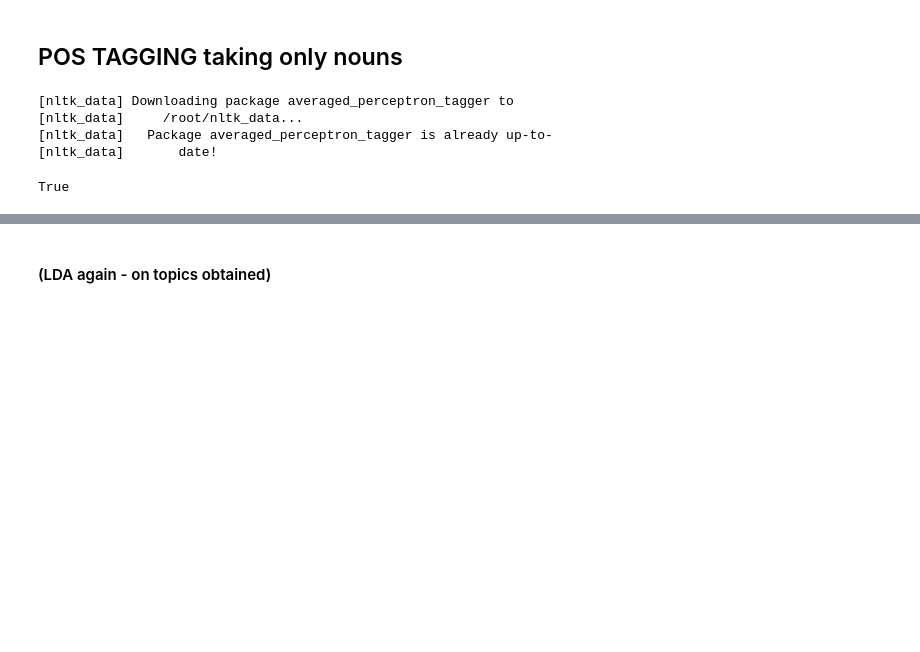
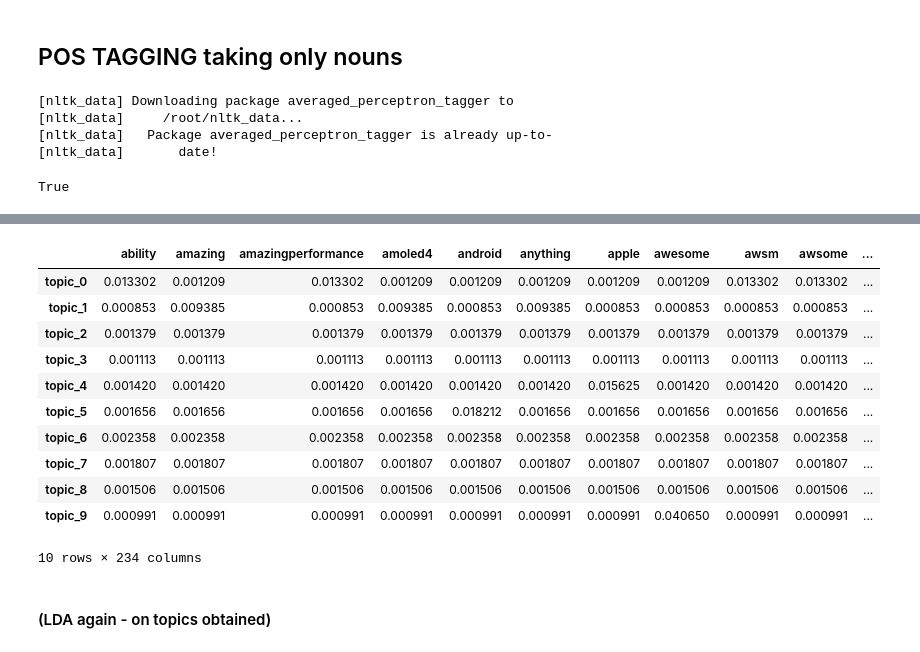
Before and after one commit to harsha-bsm/LDA-on-REDMI-NOTE8-reviews-in-FLIPKART, a Jupyter notebook: Preprocessing_and_Modelling_LDA_SAMSUNGM30.ipynb, the cells around one changed output, grey strips where cells are left out. Cells and saved outputs as stored; diff of their text form; code cells hidden in the pictures; blank space fills up the shorter version.

```diff
--- a/Preprocessing_and_Modelling_LDA_SAMSUNGM30.ipynb
+++ b/Preprocessing_and_Modelling_LDA_SAMSUNGM30.ipynb
@@ -329,3 +443,19 @@ print_top_words(lda,bow.get_feature_names(),4)
+# %%
+modelcomponents=lda.components_/(np.sum(lda.components_,axis=1)).reshape(-1,1)
+pd.DataFrame(modelcomponents,index=topic,columns=bow.get_feature_names())
+# %% [output]
+|  | ability | amazing | amazingperformance | amoled4 | android | anything | apple | awesome | awsm | awsome | ... |
+| topic_0 | 0.013302 | 0.001209 | 0.013302 | 0.001209 | 0.001209 | 0.001209 | 0.001209 | 0.001209 | 0.013302 | 0.013302 | ... |
+| topic_1 | 0.000853 | 0.009385 | 0.000853 | 0.009385 | 0.000853 | 0.009385 | 0.000853 | 0.000853 | 0.000853 | 0.000853 | ... |
+| topic_2 | 0.001379 | 0.001379 | 0.001379 | 0.001379 | 0.001379 | 0.001379 | 0.001379 | 0.001379 | 0.001379 | 0.001379 | ... |
+| topic_3 | 0.001113 | 0.001113 | 0.001113 | 0.001113 | 0.001113 | 0.001113 | 0.001113 | 0.001113 | 0.001113 | 0.001113 | ... |
+| topic_4 | 0.001420 | 0.001420 | 0.001420 | 0.001420 | 0.001420 | 0.001420 | 0.015625 | 0.001420 | 0.001420 | 0.001420 | ... |
+| topic_5 | 0.001656 | 0.001656 | 0.001656 | 0.001656 | 0.018212 | 0.001656 | 0.001656 | 0.001656 | 0.001656 | 0.001656 | ... |
+| topic_6 | 0.002358 | 0.002358 | 0.002358 | 0.002358 | 0.002358 | 0.002358 | 0.002358 | 0.002358 | 0.002358 | 0.002358 | ... |
+| topic_7 | 0.001807 | 0.001807 | 0.001807 | 0.001807 | 0.001807 | 0.001807 | 0.001807 | 0.001807 | 0.001807 | 0.001807 | ... |
+| topic_8 | 0.001506 | 0.001506 | 0.001506 | 0.001506 | 0.001506 | 0.001506 | 0.001506 | 0.001506 | 0.001506 | 0.001506 | ... |
+| topic_9 | 0.000991 | 0.000991 | 0.000991 | 0.000991 | 0.000991 | 0.000991 | 0.000991 | 0.040650 | 0.000991 | 0.000991 | ... |
+10 rows × 234 columns
 # %% [markdown]
 #### (LDA again - on topics obtained)
 # %%
```
Also changed, not shown: parts of 37 cells of this notebook.
